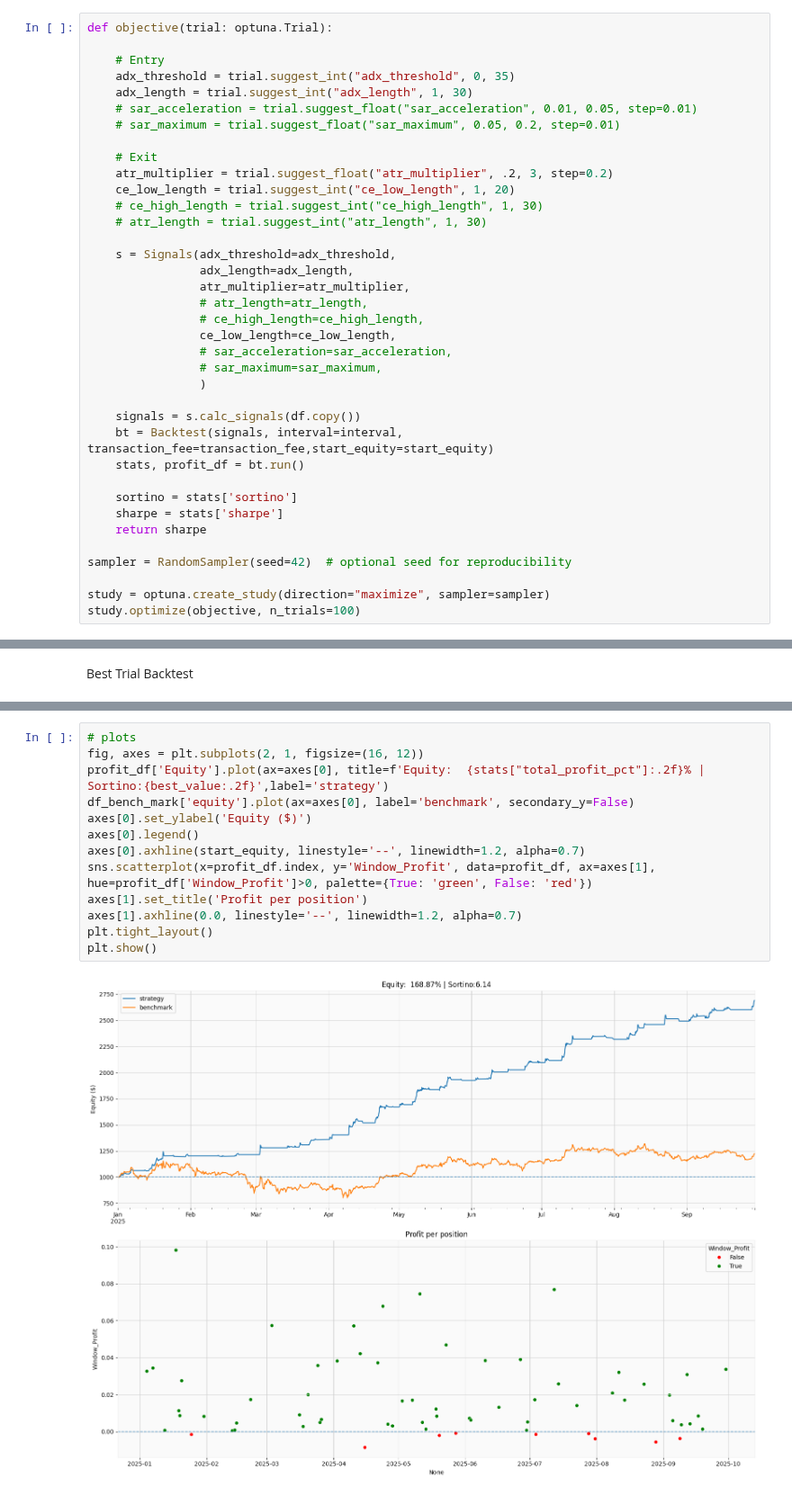
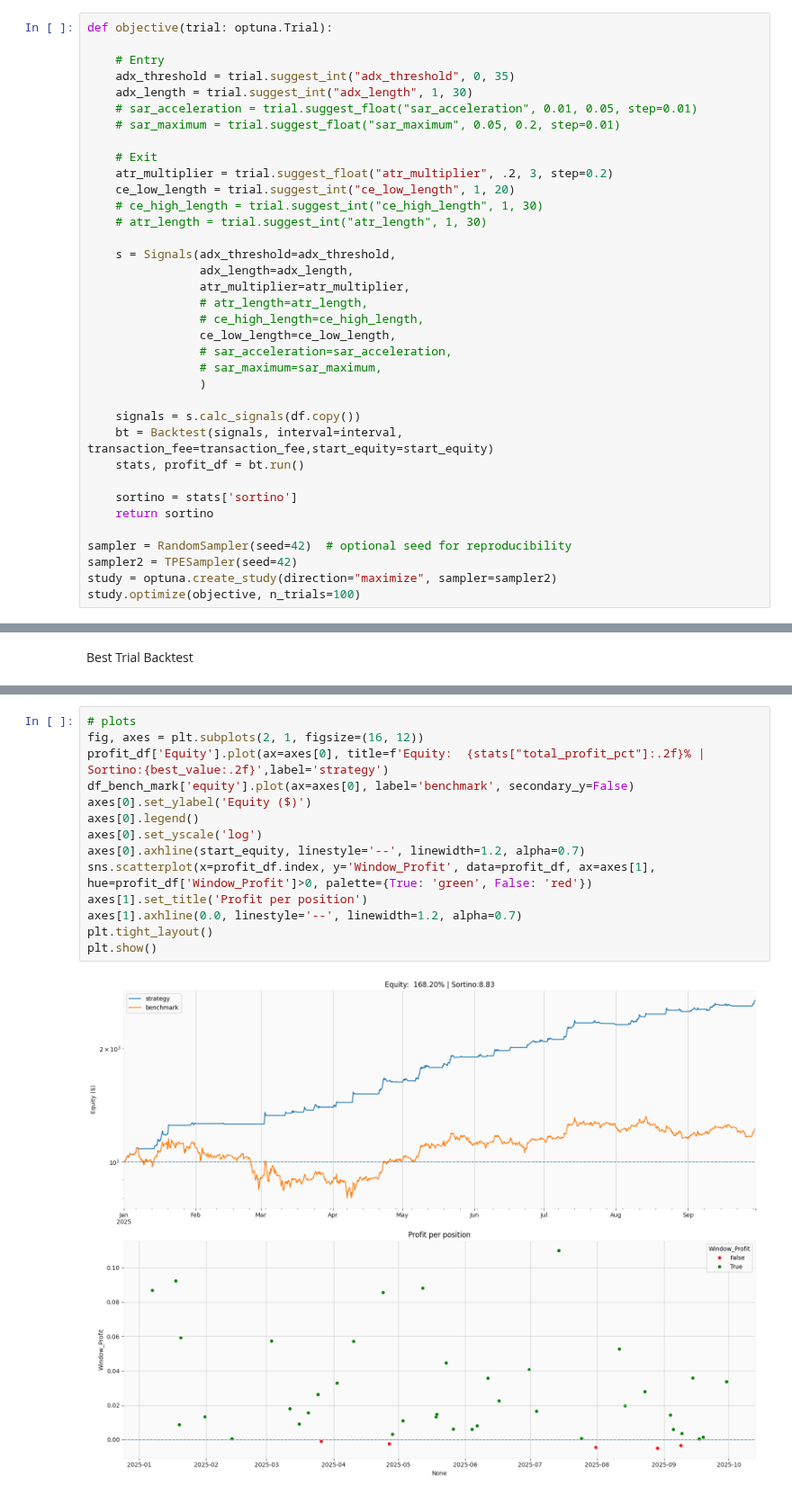
Before and after one commit to garykuepper/ggTrader, a Jupyter notebook: notebooks/parameter_explorer.ipynb, the cells around one changed output, grey strips where cells are left out. Shown at 90% size. Saved outputs shown, nothing was run; the diff lists cells and outputs as text.

Commit message:
Update `parameter_explorer.ipynb`: adjust execution metadata, switch sampler to TPESampler, optimize trials to use Sortino ratio, and enhance parameter testing logic.

```diff
--- a/notebooks/parameter_explorer.ipynb
+++ b/notebooks/parameter_explorer.ipynb
@@ -91,11 +91,10 @@ def objective(trial: optuna.Trial):
     stats, profit_df = bt.run()
 
     sortino = stats['sortino']
-    sharpe = stats['sharpe']
-    return sharpe
+    return sortino
 
 sampler = RandomSampler(seed=42)  # optional seed for reproducibility
-
-study = optuna.create_study(direction="maximize", sampler=sampler)
+sampler2 = TPESampler(seed=42)
+study = optuna.create_study(direction="maximize", sampler=sampler2)
 study.optimize(objective, n_trials=100)
 # %% [output]
@@ -246,18 +245,19 @@ print(profit_df.tail().to_string())
 # %%
 # plots
 fig, axes = plt.subplots(2, 1, figsize=(16, 12))
 profit_df['Equity'].plot(ax=axes[0], title=f'Equity:  {stats["total_profit_pct"]:.2f}% | Sortino:{best_value:.2f}',label='strategy')
 df_bench_mark['equity'].plot(ax=axes[0], label='benchmark', secondary_y=False)
 axes[0].set_ylabel('Equity ($)')
 axes[0].legend()
+axes[0].set_yscale('log')
 axes[0].axhline(start_equity, linestyle='--', linewidth=1.2, alpha=0.7)
 sns.scatterplot(x=profit_df.index, y='Window_Profit', data=profit_df, ax=axes[1], hue=profit_df['Window_Profit']>0, palette={True: 'green', False: 'red'})
 axes[1].set_title('Profit per position')
 axes[1].axhline(0.0, linestyle='--', linewidth=1.2, alpha=0.7)
 plt.tight_layout()
 plt.show()
 # %% [output]
-[figure, old version]
+[figure, new version]
 # %%
 # Combine and color differently
 ##  Boolean where in position
```
Also changed, not shown: parts of 7 cells of this notebook, 2 other files.
